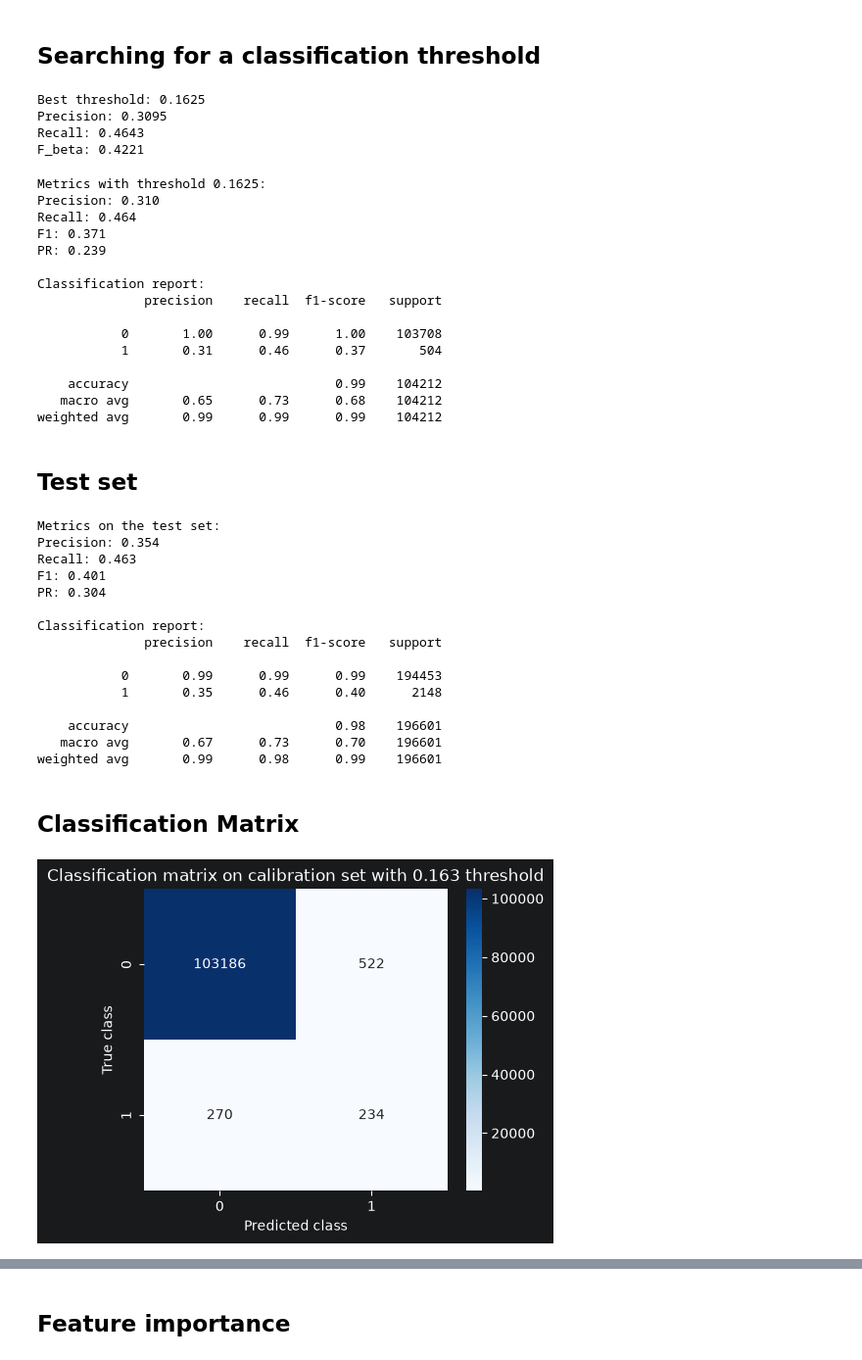
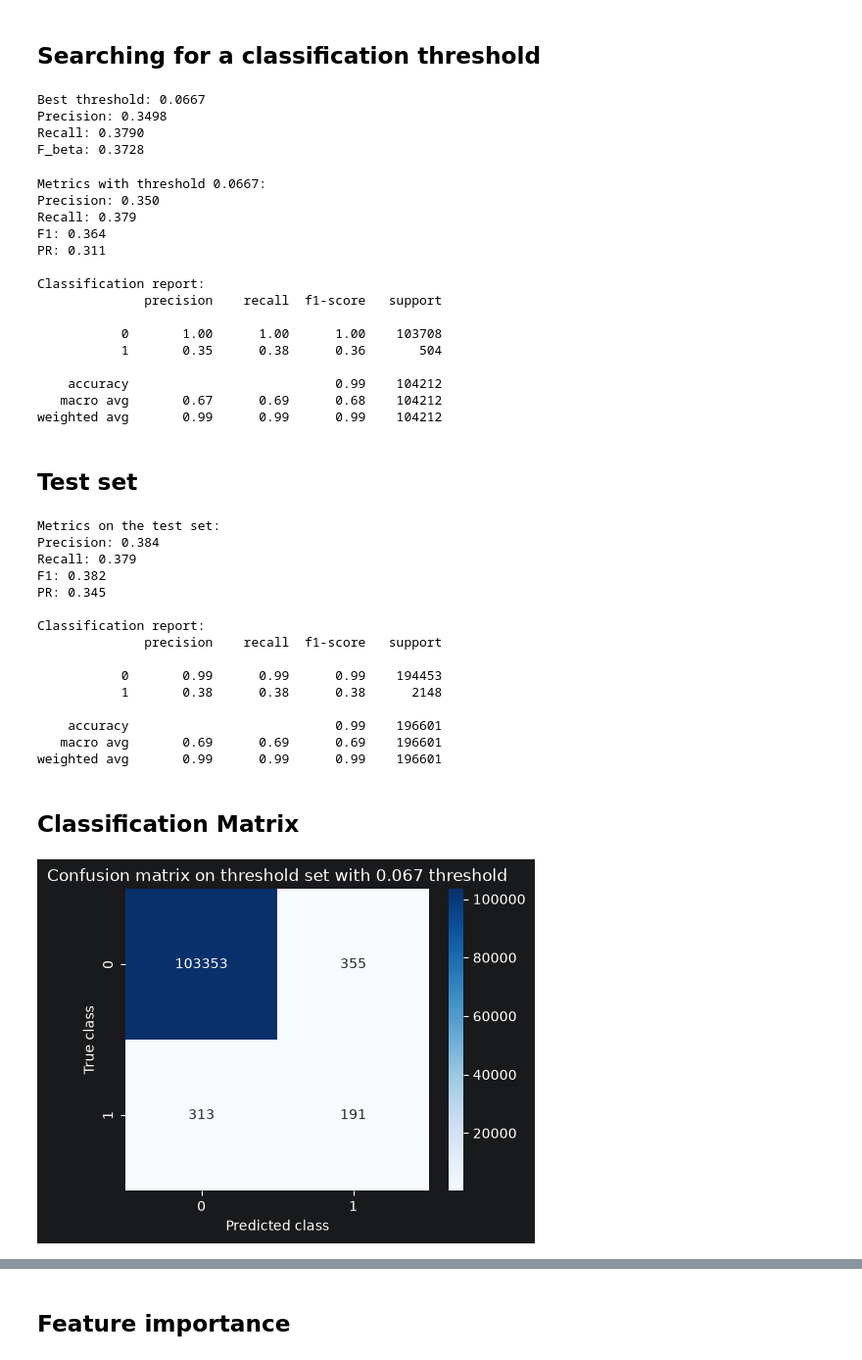
Before and after one commit to blbl-blbl/kaggle-Financial-Fraud-Detection-Dataset, a Jupyter notebook: notebooks/04_modeling.ipynb, the cells around one changed output, grey strips where cells are left out. Shown at 98% size. Cells and saved outputs as stored; diff of their text form; code cells hidden in the pictures.

```diff
--- a/notebooks/04_modeling.ipynb
+++ b/notebooks/04_modeling.ipynb
@@ -934,5 +920,5 @@ CatBoostClassifier(bagging_temperature=1.64946338282218, cat_features=['type'],
 # %%
-catboost_model.fit(X_train, y_train)
+catboost_model.fit(X_dev, y_dev)
 # %% [output]
 Pipeline(steps=[('sampler',
                  RandomOverSampler(random_state=42, sampling_strategy=0.02)),
@@ -1047,10 +1027,10 @@ y_proba_threshold = calibrated_model_isotonic.predict_proba(X_threshold)[:, 1]
 best_threshold = threshold_searching(y_threshold, y_proba_threshold)
 y_pred_threshold = (y_proba_threshold >= best_threshold).astype(int)
 # %% [output]
-Best threshold: 0.1625
-Precision: 0.3095
-Recall: 0.4643
-F_beta: 0.4221
+Best threshold: 0.0667
+Precision: 0.3498
+Recall: 0.3790
+F_beta: 0.3728
 # %%
 print(f"Metrics with threshold {best_threshold:.4f}:")
 print(f"Precision: {precision_score(y_threshold, y_pred_threshold):.3f}")
@@ -1061,20 +1041,20 @@ print(f"PR: {average_precision_score(y_threshold, y_proba_threshold):.3f}\n")
 print('Classification report:')
 print(classification_report(y_threshold, y_pred_threshold))
 # %% [output]
-Metrics with threshold 0.1625:
-Precision: 0.310
-Recall: 0.464
-F1: 0.371
-PR: 0.239
+Metrics with threshold 0.0667:
+Precision: 0.350
+Recall: 0.379
+F1: 0.364
+PR: 0.311
 
 Classification report:
               precision    recall  f1-score   support
 
-           0       1.00      0.99      1.00    103708
-           1       0.31      0.46      0.37       504
+           0       1.00      1.00      1.00    103708
+           1       0.35      0.38      0.36       504
 
     accuracy                           0.99    104212
-   macro avg       0.65      0.73      0.68    104212
+   macro avg       0.67      0.69      0.68    104212
 weighted avg       0.99      0.99      0.99    104212
 # %% [markdown]
 ## Test set
@@ -1092,34 +1072,34 @@ print('Classification report:')
 print(classification_report(y_test, y_pred_test))
 # %% [output]
 Metrics on the test set:
-Precision: 0.354
-Recall: 0.463
-F1: 0.401
-PR: 0.304
+Precision: 0.384
+Recall: 0.379
+F1: 0.382
+PR: 0.345
 
 Classification report:
               precision    recall  f1-score   support
 
            0       0.99      0.99      0.99    194453
-           1       0.35      0.46      0.40      2148
+           1       0.38      0.38      0.38      2148
 
-    accuracy                           0.98    196601
-   macro avg       0.67      0.73      0.70    196601
-weighted avg       0.99      0.98      0.99    196601
+    accuracy                           0.99    196601
+   macro avg       0.69      0.69      0.69    196601
+weighted avg       0.99      0.99      0.99    196601
 # %% [markdown]
 ## Classification Matrix
 # %%
 # Calibration set
 cm = confusion_matrix(y_threshold, y_pred_threshold)
 
 plt.figure(figsize=(5,4))
 sns.heatmap(cm, annot=True, fmt='d', cmap='Blues')
 plt.xlabel('Predicted class')
 plt.ylabel('True class')
-plt.title(f'Classification matrix on calibration set with {best_threshold:.3f} threshold')
+plt.title(f'Confusion matrix on threshold set with {best_threshold:.3f} threshold')
 plt.show()
 # %% [output]
-[figure, old version]
+[figure, new version]
 # %%
 # Test set
 cm = confusion_matrix(y_test, y_pred_test)
```
Also changed, not shown: parts of 12 cells of this notebook, 1 other file.
